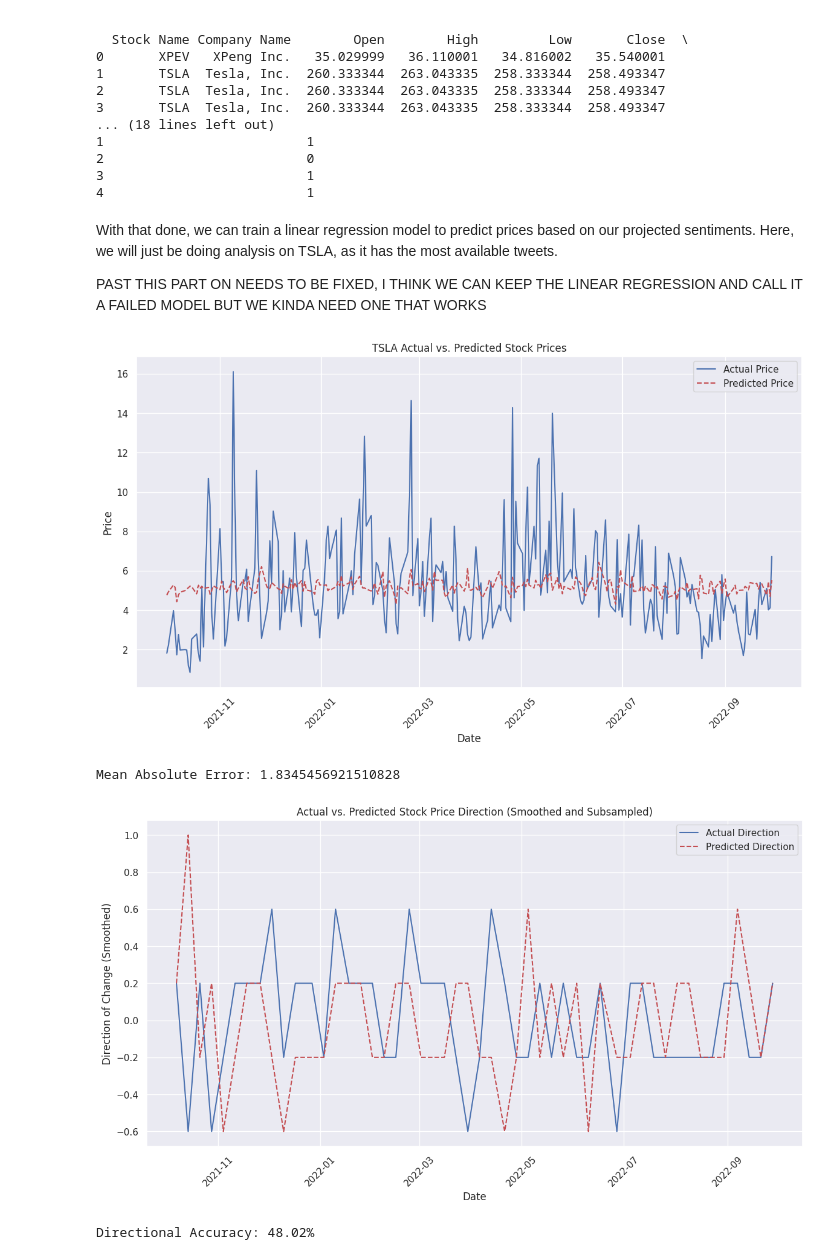
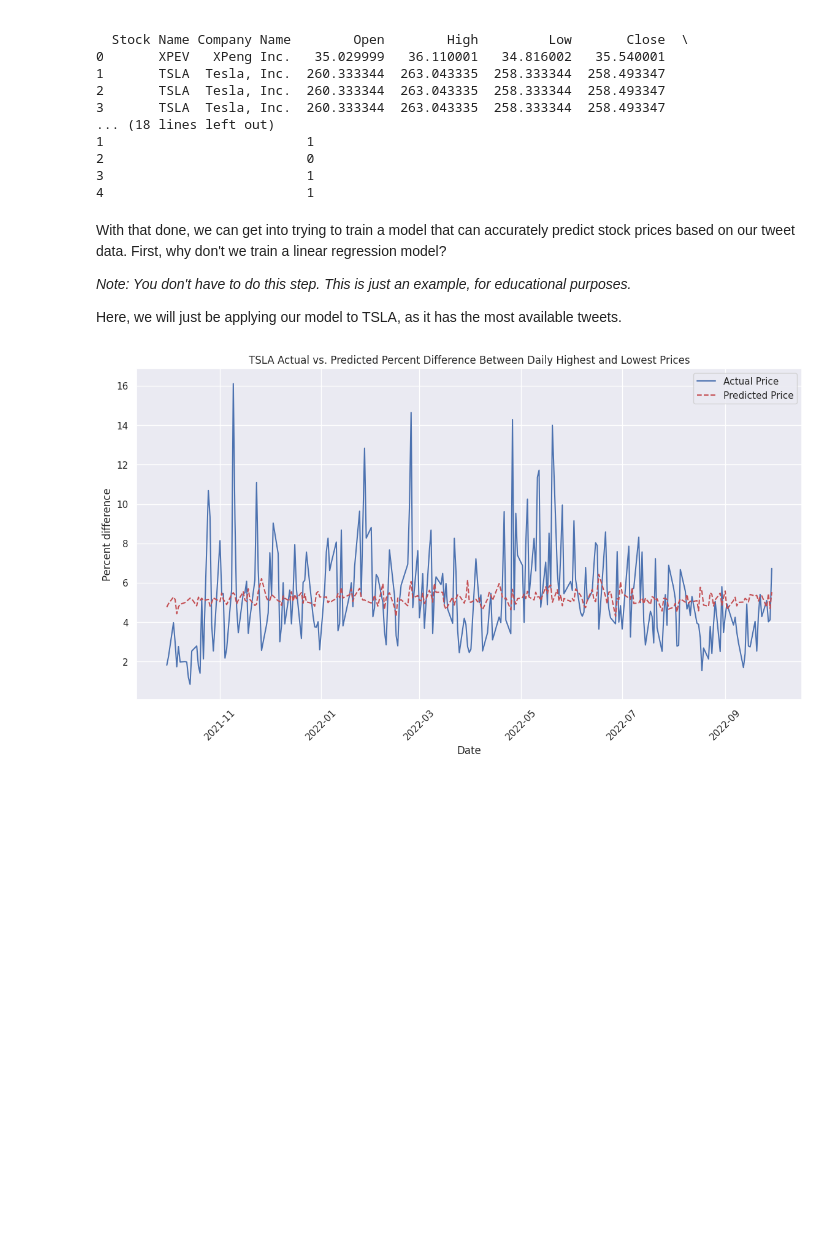
Before and after one commit to mir0codes/CMSC320SummerGroupProject, a Jupyter notebook: Checkpoint_3.ipynb, the cells around one changed output. Drawn from its saved outputs; the diff is of its cells as text; code cells hidden in the pictures; blank space fills up the shorter version.

```diff
--- a/Checkpoint_3.ipynb
+++ b/Checkpoint_3.ipynb
@@ -477,96 +489,45 @@ print(merged_df.head())
 2                          0
 3                          1
 4                          1
-# %% [markdown]
-With that done, we can train a linear regression model to predict prices based on our projected sentiments. Here, we will just be doing analysis on TSLA, as it has the most available tweets.
-
-
-PAST THIS PART ON NEEDS TO BE FIXED, I THINK WE CAN KEEP THE LINEAR REGRESSION AND CALL IT A FAILED MODEL BUT WE KINDA NEED ONE THAT WORKS
+# %% [markdown]
+With that done, we can get into trying to train a model that can accurately predict stock prices based on our tweet data. First, why don't we train a linear regression model?
+
+*Note: You don't have to do this step. This is just an example, for educational purposes.*
+
+Here, we will just be applying our model to TSLA, as it has the most available tweets.
 # %%
 # Prepare the data for price prediction
 merged_df['Fluctuation'] = abs(((merged_df['High'] - merged_df['Low']) / merged_df['Low']) * 100)
 price_df_TSLA = merged_df[merged_df['Stock Name'] == 'TSLA'].groupby('Date').agg({
     'Predicted_Sentiment': 'mean',
     'Fluctuation': 'mean'
 }).reset_index()
 
 # Feature and target variables
 X_price = price_df_TSLA[['Predicted_Sentiment']]
 y_price = price_df_TSLA['Fluctuation']
 
 # Split data into train and test sets for price prediction
 X_train_price, X_test_price, y_train_price, y_test_price = train_test_split(X_price, y_price, test_size=0.2, random_state=42)
 
 # Train the Linear Regression model
 price_model = LinearRegression()
 price_model.fit(X_train_price, y_train_price)
 
-# Predict stock prices
+# Predict stock price fluctuation
 price_df_TSLA['Predicted_Price'] = price_model.predict(price_df_TSLA[['Predicted_Sentiment']])
-
-# Calculate direction of change
-price_df_TSLA['Actual_Change'] = price_df_TSLA['Fluctuation'].diff().fillna(0)
-price_df_TSLA['Predicted_Change'] = price_df_TSLA['Predicted_Price'].diff().fillna(0)
-
-
 
 # Plot actual vs. predicted prices
 plt.figure(figsize=(14, 7))
 plt.plot(price_df_TSLA['Date'], price_df_TSLA['Fluctuation'], label='Actual Price', color='b')
 plt.plot(price_df_TSLA['Date'], price_df_TSLA['Predicted_Price'], label='Predicted Price', color='r', linestyle='--')
-plt.title('TSLA Actual vs. Predicted Stock Prices')
+#Good old wordy title, back at it again
+plt.title('TSLA Actual vs. Predicted Percent Difference Between Daily Highest and Lowest Prices')
 plt.xlabel('Date')
-plt.ylabel('Price')
+plt.ylabel('Percent difference')
 plt.xticks(rotation=45)
 plt.legend()
 plt.grid(True)
 plt.show()
-
-# Calculate and print the mean absolute error
-error = mean_absolute_error(price_df_TSLA['Fluctuation'], price_df_TSLA['Predicted_Price'])
-print(f'Mean Absolute Error: {error}')
-
-
-
-
-
-
-# Apply a rolling window to smooth the changes
-rolling_window_size = 5
-price_df_TSLA['Actual_Direction_Smoothed'] = np.sign(price_df_TSLA['Actual_Change']).rolling(window=rolling_window_size).mean()
-price_df_TSLA['Predicted_Direction_Smoothed'] = np.sign(price_df_TSLA['Predicted_Change']).rolling(window=rolling_window_size).mean()
-
-# Apply subsampling to reduce clutter
-subsampling_rate = 5
-price_df_subsampled = price_df_TSLA.iloc[::subsampling_rate, :]
-
-
-# Plot actual vs. predicted direction of changes (smoothed and subsampled)
-plt.figure(figsize=(14, 7))
-plt.plot(price_df_subsampled['Date'], price_df_subsampled['Actual_Direction_Smoothed'], label='Actual Direction', color='b')
-plt.plot(price_df_subsampled['Date'], price_df_subsampled['Predicted_Direction_Smoothed'], label='Predicted Direction', color='r', linestyle='--')
-plt.title('Actual vs. Predicted Stock Price Direction (Smoothed and Subsampled)')
-plt.xlabel('Date')
-plt.ylabel('Direction of Change (Smoothed)')
-plt.xticks(rotation=45)
-plt.legend()
-plt.grid(True)
-plt.show()
-
-
-# Calculate directional accuracy
-price_df_TSLA['Actual_Direction'] = np.sign(price_df_TSLA['Actual_Change'])
-price_df_TSLA['Predicted_Direction'] = np.sign(price_df_TSLA['Predicted_Change'])
-
-# Count the number of matches
-matches = (price_df_TSLA['Actual_Direction'] == price_df_TSLA['Predicted_Direction']).sum()
-total = len(price_df_TSLA)
-
-# Calculate directional accuracy
-directional_accuracy = matches / total * 100
-print(f'Directional Accuracy: {directional_accuracy:.2f}%')
 # %% [output]
-[figure, old version]
+[figure, new version]
-Mean Absolute Error: 1.8345456921510828
-[figure, removed]
-Directional Accuracy: 48.02%
```
Also changed, not shown: parts of 5 cells of this notebook.
